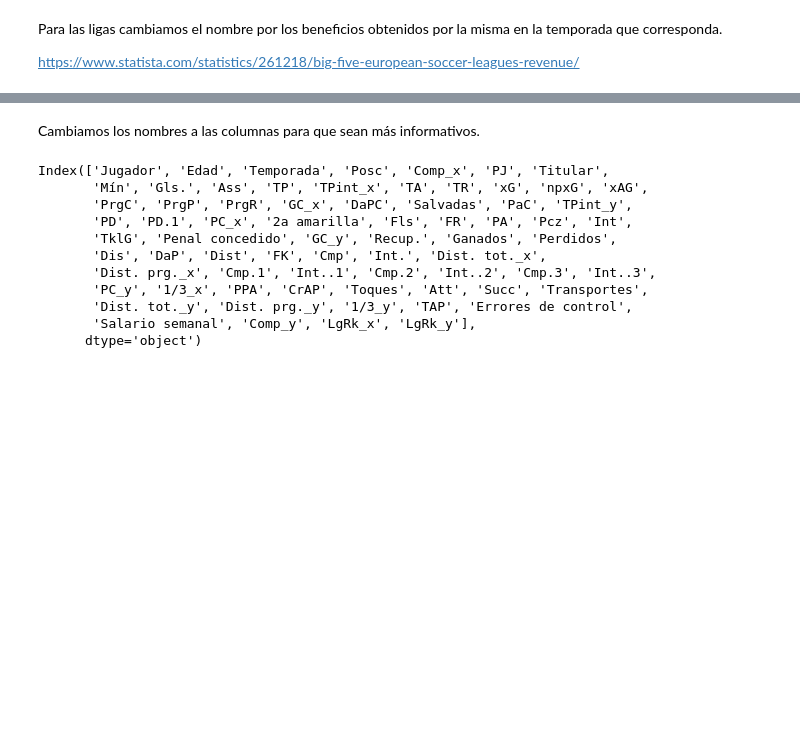
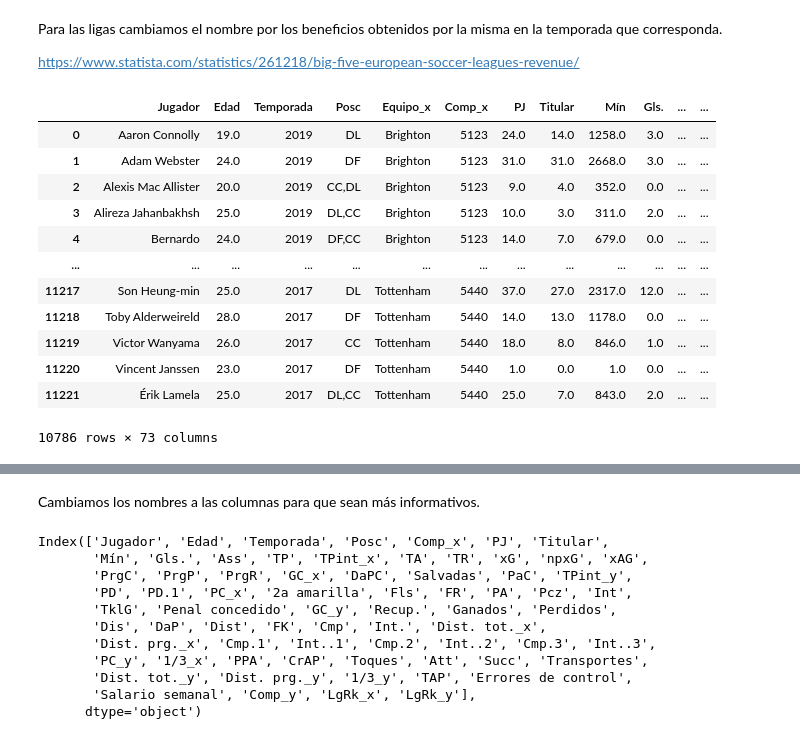
Before and after one commit to JMMelcrack/Predictive-models-applied-to-the-analysis-of-professional-footballers-wages, a Jupyter notebook: RefinadoDatos.ipynb, the cells around one changed output, grey strips where cells are left out. Drawn from its saved outputs; the diff is of its cells as text; code cells hidden in the pictures; blank space fills up the shorter version.

Commit message:
Refinado de los nuevos datos a mitad, solo ligas parseadas

```diff
--- a/RefinadoDatos.ipynb
+++ b/RefinadoDatos.ipynb
@@ -369,18 +357,44 @@ beneficios_ligas = {
     2021: {'Premier League': 6442, 'Serie A': 2350, 'Bundesliga': 3149, 'La Liga': 3277, 'Ligue 1': 2026},
     2022: {'Premier League': 6605, 'Serie A': 2600, 'Bundesliga': 3550, 'La Liga': 3300, 'Ligue 1': 2100}
 }
-# %%
-# Codificamos las ligas con su beneficio
-def aplicar_inflacion(row):
-    año = row['Temporada']
-    if año in tasas_inflacion:
-        inflacion = tasas_inflacion[año]
-        return row['Salario semanal'] + row['Salario semanal'] * inflacion
-    else:
-        return row['Salario semanal']
-
-# Aplicar la función a la columna Salario semanal usando apply
-data_xy['Salario semanal'] = data_xy.apply(aplicar_inflacion, axis=1)
-# %%
-import pandas as pd
-data_xy = pd.read_csv('csv/DataFinal.csv')
+# %%
+# Codificamos las ligas con su beneficio
+def codifica_liga_x(row):
+    año = row['Temporada']
+    liga = row['Comp_x']
+
+    if año in beneficios_ligas and liga in beneficios_ligas[año]:
+        return beneficios_ligas[año][liga]
+    else:
+        print('ERROR')
+        return liga
+
+def codifica_liga_y(row):
+    año = row['Temporada']
+    liga = row['Comp_y']
+
+    if año in beneficios_ligas and liga in beneficios_ligas[año]:
+        return beneficios_ligas[año][liga]
+    else:
+        print('ERROR')
+        return liga
+
+# Aplicar las funciones a las columnas usando apply
+data_xy['Comp_x'] = data_xy.apply(codifica_liga_x, axis=1)
+data_xy['Comp_y'] = data_xy.apply(codifica_liga_y, axis=1)
+
+data_xy
+# %% [output]
+|  | Jugador | Edad | Temporada | Posc | Equipo_x | Comp_x | PJ | Titular | Mín | Gls. | ... | ... |
+| 0 | Aaron Connolly | 19.0 | 2019 | DL | Brighton | 5123 | 24.0 | 14.0 | 1258.0 | 3.0 | ... | ... |
+| 1 | Adam Webster | 24.0 | 2019 | DF | Brighton | 5123 | 31.0 | 31.0 | 2668.0 | 3.0 | ... | ... |
+| 2 | Alexis Mac Allister | 20.0 | 2019 | CC,DL | Brighton | 5123 | 9.0 | 4.0 | 352.0 | 0.0 | ... | ... |
+| 3 | Alireza Jahanbakhsh | 25.0 | 2019 | DL,CC | Brighton | 5123 | 10.0 | 3.0 | 311.0 | 2.0 | ... | ... |
+| 4 | Bernardo | 24.0 | 2019 | DF,CC | Brighton | 5123 | 14.0 | 7.0 | 679.0 | 0.0 | ... | ... |
+| ... | ... | ... | ... | ... | ... | ... | ... | ... | ... | ... | ... | ... |
+| 11217 | Son Heung-min | 25.0 | 2017 | DL | Tottenham | 5440 | 37.0 | 27.0 | 2317.0 | 12.0 | ... | ... |
+| 11218 | Toby Alderweireld | 28.0 | 2017 | DF | Tottenham | 5440 | 14.0 | 13.0 | 1178.0 | 0.0 | ... | ... |
+| 11219 | Victor Wanyama | 26.0 | 2017 | CC | Tottenham | 5440 | 18.0 | 8.0 | 846.0 | 1.0 | ... | ... |
+| 11220 | Vincent Janssen | 23.0 | 2017 | DF | Tottenham | 5440 | 1.0 | 0.0 | 1.0 | 0.0 | ... | ... |
+| 11221 | Érik Lamela | 25.0 | 2017 | DL,CC | Tottenham | 5440 | 25.0 | 7.0 | 843.0 | 2.0 | ... | ... |
+10786 rows × 73 columns
```
Also changed, not shown: parts of 11 cells of this notebook.
